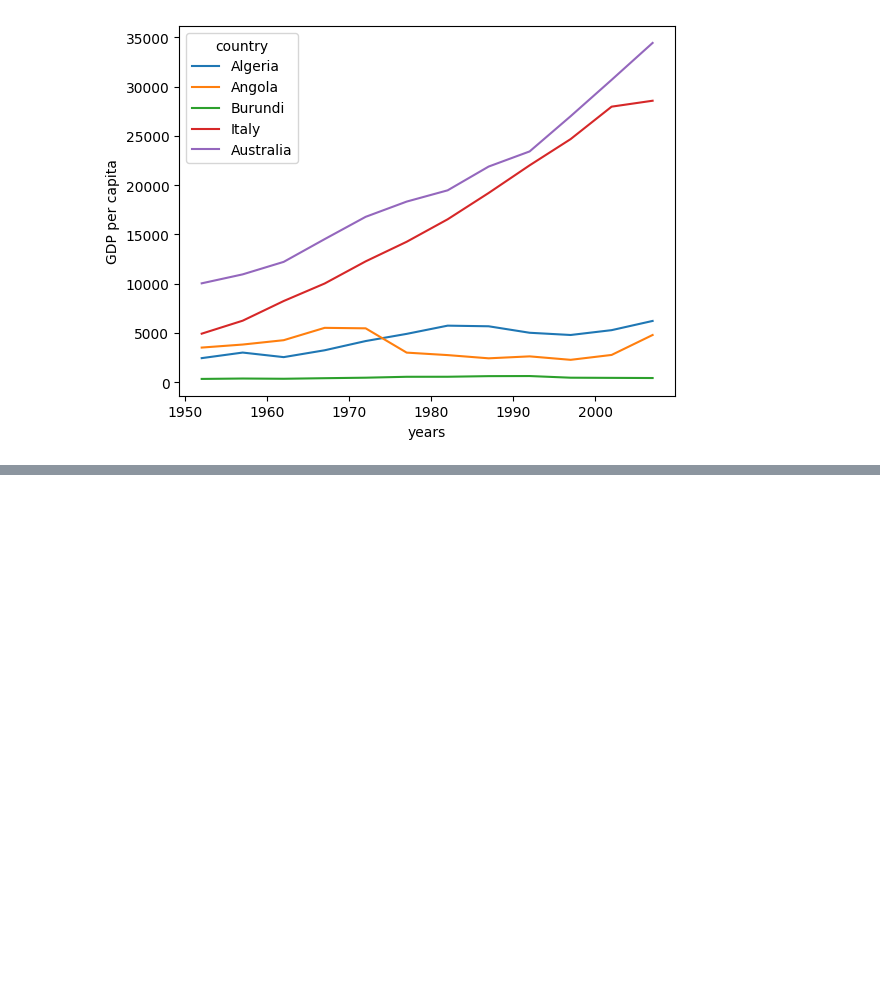
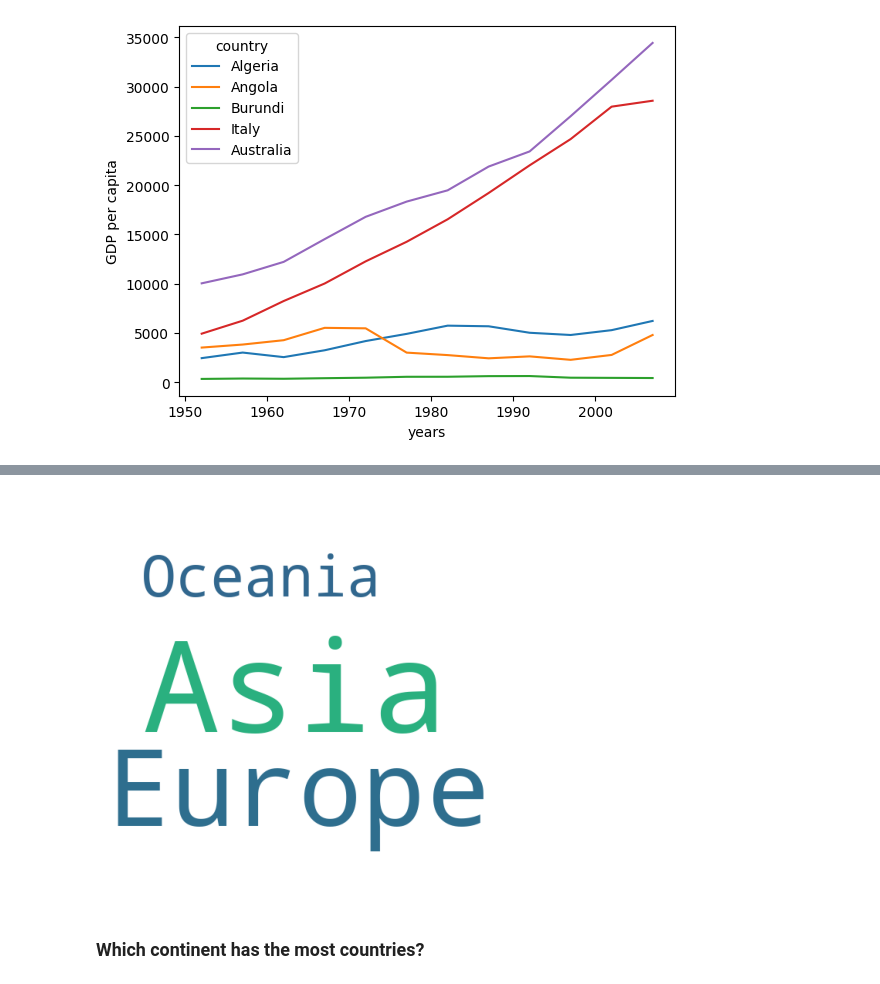
Before and after one commit to CosiMichele/2503-carp-biat, a Jupyter notebook: BIAT.ipynb, the cells around one changed output, grey strips where cells are left out. Cells and saved outputs as stored; diff of their text form; code cells hidden in the pictures; blank space fills up the shorter version.

```diff
--- a/BIAT.ipynb
+++ b/BIAT.ipynb
@@ -132,0 +269,14 @@ plt.savefig("countries_comparison.png", dpi=300)
+# %%
+filtered_wordcloud = WordCloud(width=500, height=500,
+                      background_color='white').generate_from_frequencies(
+                       filtered_continent_freq_distr)
+# %%
+# Display the word cloud
+plt.figure(figsize=(10, 5))
+plt.imshow(filtered_wordcloud)
+plt.axis('off')
+plt.savefig("continents_comparison_wordcloud.png", dpi=300)
+# %% [output]
+[figure, added]
+# %% [markdown]
+### Which continent has the most countries?
```
Also changed, not shown: parts of 25 cells of this notebook.
